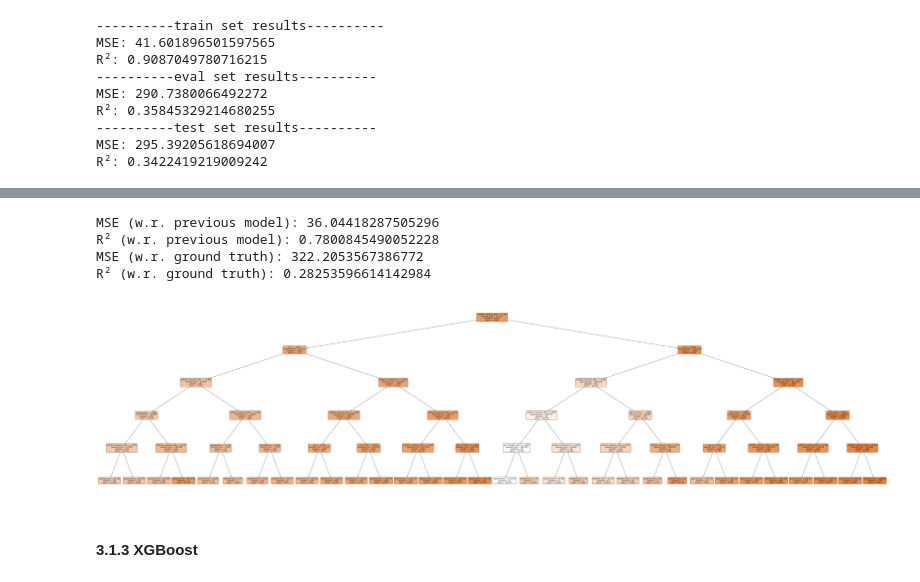
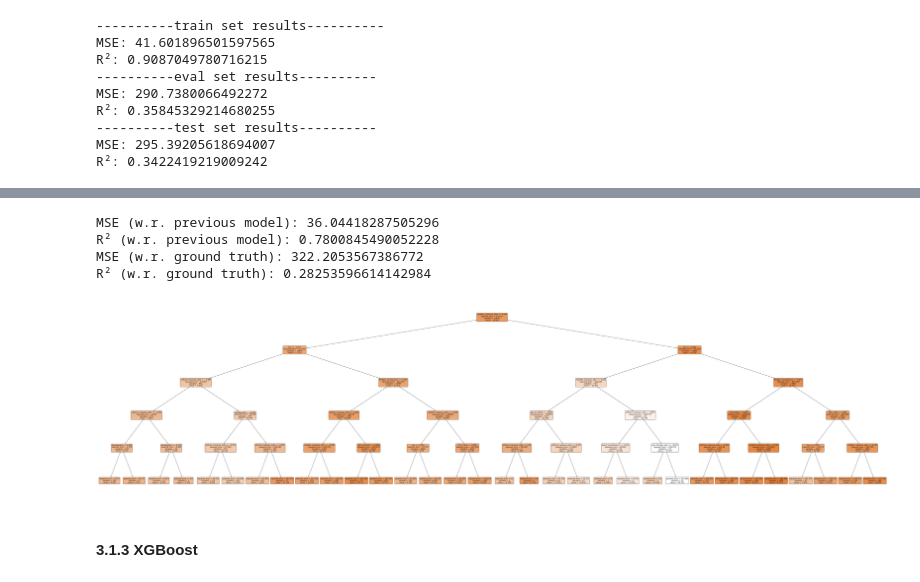
Before and after one commit to d9sus4/KL2, a Jupyter notebook: main.ipynb, the cells around one changed output, grey strips where cells are left out. Drawn from its saved outputs; the diff is of its cells as text; code cells hidden in the pictures.

```diff
--- a/main.ipynb
+++ b/main.ipynb
@@ -2075,7 +2075,11 @@ for name in categorical_feature_set:
     if name in df.columns:
         total_count = len(df)
         unique_values = df[name].nunique()
-        print(name, df[name].unique())
+        # print(name, df[name].unique())
+        print(f"Feature: {name}")
+        value_counts = df[name].value_counts()
+        for value, count in value_counts.items():
+            print(f"  {value}: {count}")
         mode_value = df[name].mode()[0] if not df[name].mode().empty else None
         mode_count = df[name].value_counts().get(mode_value, 0)
         mode_ratio = mode_count / total_count if total_count > 0 else None
@@ -2901,35 +2904,35 @@ def reorder_tree(tree, node_id):
                 left_child,
             )
 
         # recursion
         reorder_tree(tree, left_child)
         reorder_tree(tree, right_child)
 
 # access the tree structure
 tree = tree_regressor.tree_
 
 # reorder
-reorder_tree(tree, 0)
+# reorder_tree(tree, 0)
 
 # visualize tree
 import matplotlib.pyplot as plt
 from sklearn.tree import plot_tree
 
 plt.figure(figsize=(96, 24))
 plot_tree(
     tree_regressor,
     feature_names=feature_names,
     filled=True,
     rounded=True,
     fontsize=12
 )
 plt.show()
 # %% [output]
 MSE (w.r. previous model): 36.04418287505296
 R² (w.r. previous model): 0.7800845490052228
 MSE (w.r. ground truth): 322.2053567386772
 R² (w.r. ground truth): 0.28253596614142984
-[figure, old version]
+[figure, new version]
 # %% [markdown]
 #### 3.1.3 XGBoost
 # %%
```
Also changed, not shown: parts of 28 cells of this notebook, 7 other files.
